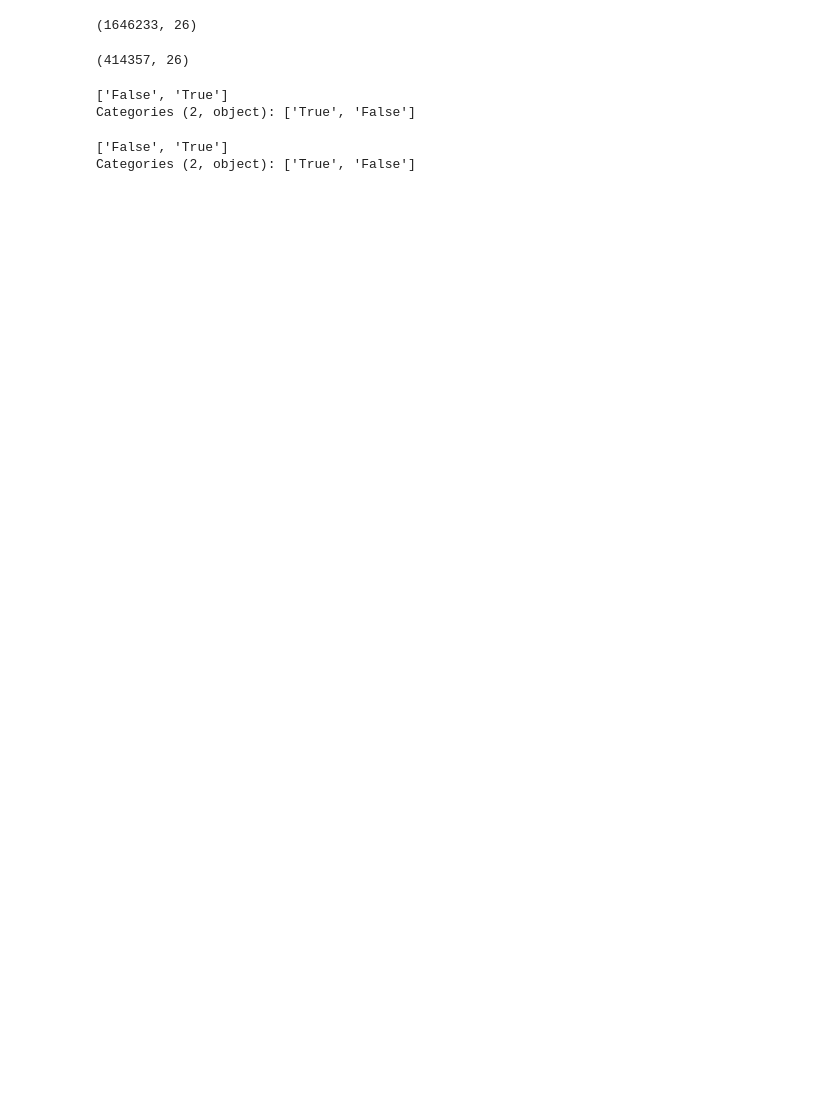
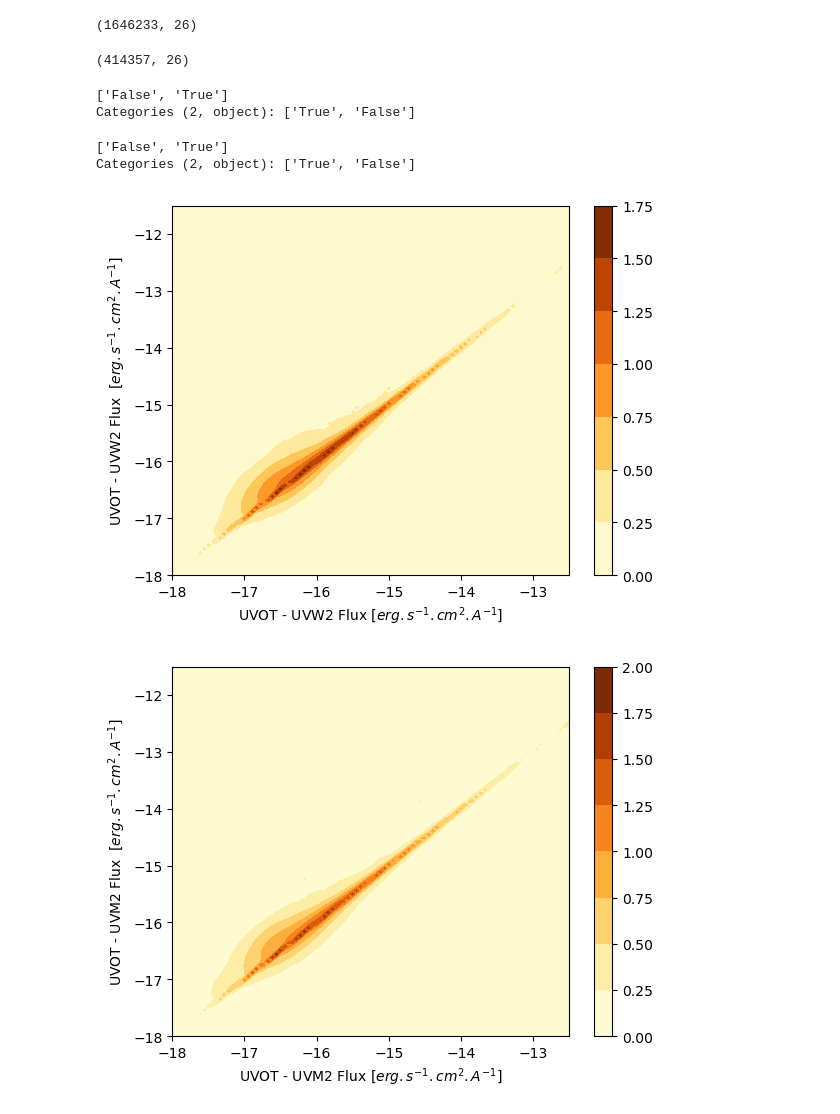
Before and after one commit to JulienValteau/TFM_TDE_Detection, a Jupyter notebook: UV_database_creation_pipeline/4- generate_catalogue_entries_db.ipynb, the cells around one changed output. Saved outputs shown, nothing was run; the diff lists cells and outputs as text; code cells hidden in the pictures; blank space fills up the shorter version.

Commit message:
Corrected charts and extended flags

```diff
--- a/UV_database_creation_pipeline/4- generate_catalogue_entries_db.ipynb
+++ b/UV_database_creation_pipeline/4- generate_catalogue_entries_db.ipynb
@@ -271,31 +287,33 @@ from scipy.stats import gaussian_kde
 # %%
 for flux in ['UVW2','UVM2','UVW1','U','B','V']:
 
     flux_name = flux + '_FLUX'
     flux_err = flux + '_FLUX_ERR'
     flag_extended = flux + '_EXTENDED'
     flux_quality = flux + '_QUALITY_FLAG'
 
     # Dataframe UVOT for this band
     df_flux_uvot = dat_UVOT_match[['SRCNUM',flux_name,flux_err,flag_extended, flux_quality]].dropna(subset=[flux_name]).reset_index()
 
     # Dataframe UVOT best for this band
     df_flux_uvot_best = df_flux_uvot.loc[:,flux_name].copy()
     for name, group in df_flux_uvot.groupby('SRCNUM'):
         df_flux_uvot_best.loc[group.index.values] = df_flux_uvot.loc[group[flux_err].idxmin(),flux_name]
 
     # Plot figure
     fig, ax =plt.subplots()
     ind_quality = (df_flux_uvot[flux_quality] == 0)
     data = np.vstack([np.log10(df_flux_uvot_best.loc[ind_quality]),np.log10(df_flux_uvot.loc[ind_quality,flux_name])])
     kde = gaussian_kde(data)
     grid_x, grid_y = np.mgrid[-18:-12.5:100j, -18:-11.5:100j]
     grid_coords = np.vstack([grid_x.ravel(), grid_y.ravel()])
     z = kde(grid_coords).reshape(100, 100)**(1/3)
     contour1 = ax.contourf(grid_x, grid_y, z, cmap='YlOrBr')
     cbar = plt.colorbar(contour1, ax=ax)
 
     ax.set_xlabel("UVOT - " + flux + ' Flux [' + "$erg.s^{-1}.cm^{2}.A^{-1}]$")
     ax.set_ylabel("UVOT - " + flux + ' Flux  [' + "$erg.s^{-1}.cm^{2}.A^{-1}]$")
-    ax.legend(loc='upper right',prop={'size': 6},title= flux + " band")
     fig.savefig(roots_tfm + '/Calibration/UVOT_vs_UVOT_ ' + flux + '_galaxies.png',dpi=1200)
+# %% [output]
+[figure, added]
+[figure, added]
```
Also changed, not shown: parts of 6 cells of this notebook.
